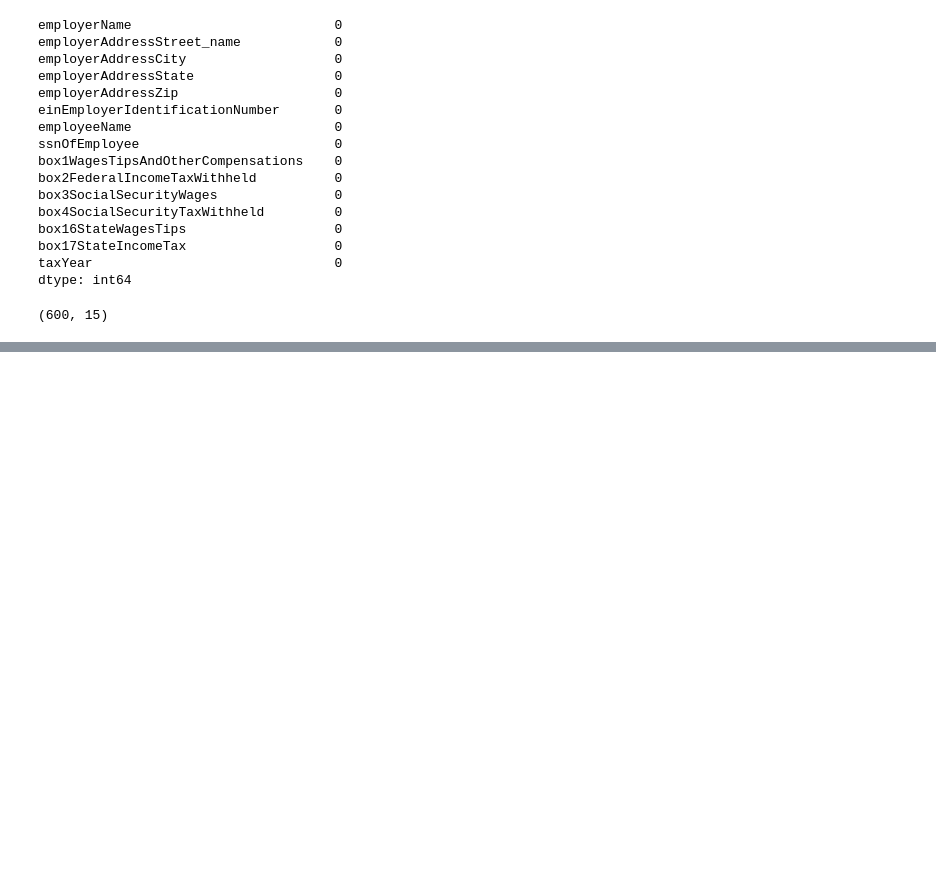
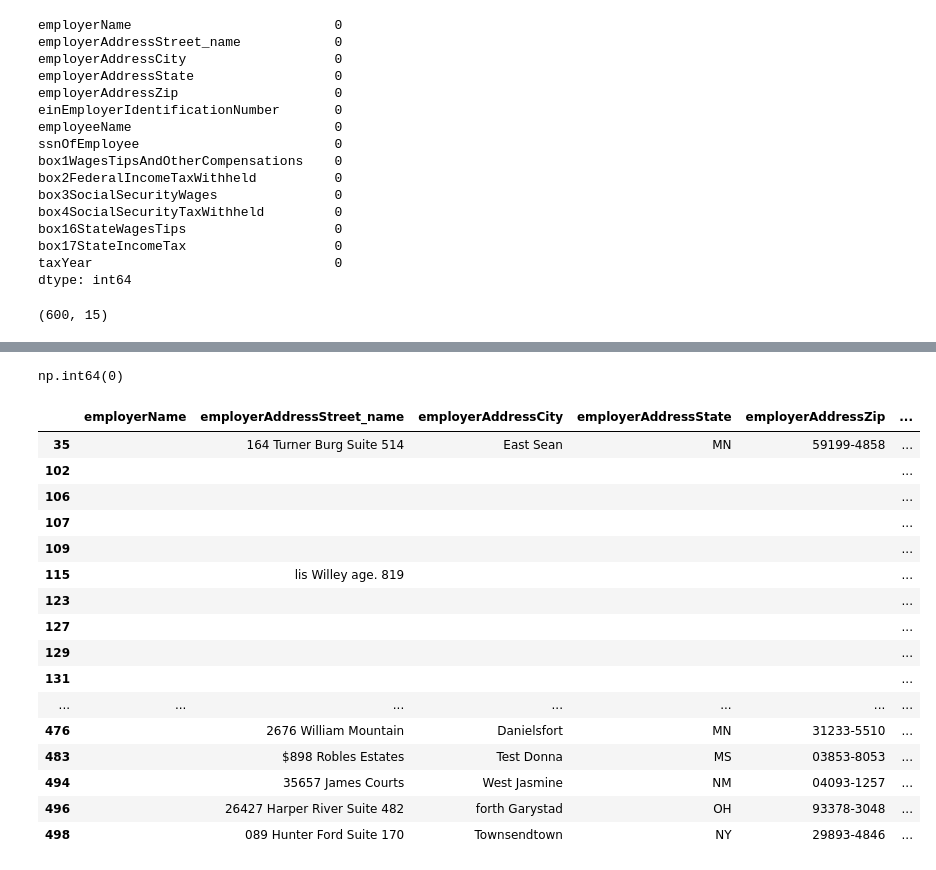
Before and after one commit to shubha987/Data-Task, a Jupyter notebook: casestudy.ipynb, the cells around one changed output, grey strips where cells are left out. Drawn from its saved outputs; the diff is of its cells as text; code cells hidden in the pictures; blank space fills up the shorter version.

Commit message:
feat: finding missing data

```diff
--- a/casestudy.ipynb
+++ b/casestudy.ipynb
@@ -245,0 +348,26 @@ extracted_entities_df.shape
+# %%
+extracted_entities_df['employerName'].isnull().sum()
+# %% [output]
+np.int64(0)
+# %%
+# Filter rows where employerName is not present
+missing_employer_name_df = extracted_entities_df[extracted_entities_df['employerName'] == '']
+missing_employer_name_df
+# %% [output]
+|  | employerName | employerAddressStreet_name | employerAddressCity | employerAddressState | employerAddressZip | ... |
+| 35 |  | 164 Turner Burg Suite 514 | East Sean | MN | 59199-4858 | ... |
+| 102 |  |  |  |  |  | ... |
+| 106 |  |  |  |  |  | ... |
+| 107 |  |  |  |  |  | ... |
+| 109 |  |  |  |  |  | ... |
+| 115 |  | lis Willey age. 819 |  |  |  | ... |
+| 123 |  |  |  |  |  | ... |
+| 127 |  |  |  |  |  | ... |
+| 129 |  |  |  |  |  | ... |
+| 131 |  |  |  |  |  | ... |
+| ... | ... | ... | ... | ... | ... | ... |
+| 476 |  | 2676 William Mountain | Danielsfort | MN | 31233-5510 | ... |
+| 483 |  | $898 Robles Estates | Test Donna | MS | 03853-8053 | ... |
+| 494 |  | 35657 James Courts | West Jasmine | NM | 04093-1257 | ... |
+| 496 |  | 26427 Harper River Suite 482 | forth Garystad | OH | 93378-3048 | ... |
+| 498 |  | 089 Hunter Ford Suite 170 | Townsendtown | NY | 29893-4846 | ... |
```
Also changed, not shown: parts of 30 cells of this notebook, 2 other files.
